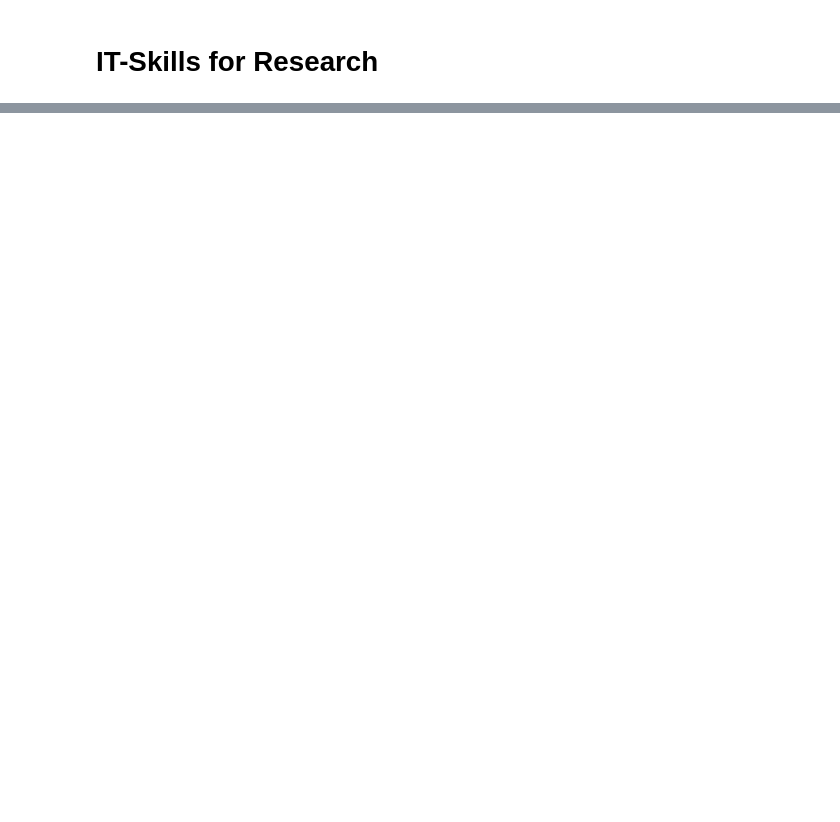
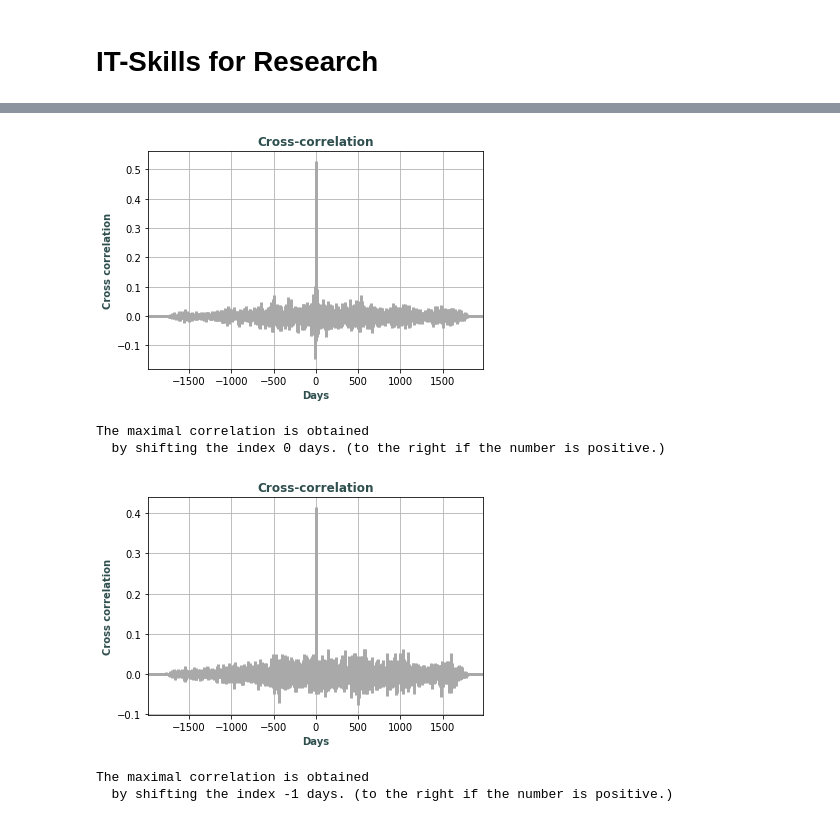
Before and after one commit to jvf3/homework, a Jupyter notebook: notebooks/final.ipynb, the cells around one changed output, grey strips where cells are left out. Saved outputs shown, nothing was run; the diff lists cells and outputs as text; code cells hidden in the pictures; blank space fills up the shorter version.

Commit message:
Add files via upload
Granger causality test examples

```diff
--- a/notebooks/final.ipynb
+++ b/notebooks/final.ipynb
@@ -132,0 +130,74 @@ mergedDailyRets
+# %%
+from statsmodels.tsa.stattools import grangercausalitytests
+from tabulate import tabulate
+from scipy import signal
+
+def get_grframe(grtest):
+    #Returns a dataframe with the p-value of the ssr_chi2test
+    grlist = []
+    for i in range(1,maxlag):
+        grlist.append(grtest[i][0]["ssr_chi2test"][1])
+    grframe = pd.DataFrame(grlist, np.arange(1,maxlag), columns=['p-value'])
+    grframe.index.name = "Number of lags"
+
+    return grframe
+
+maxlag= 30
+
+df_nasdaq_stoxx = pd.DataFrame([mergedDailyRets["NASDAQ"],mergedDailyRets["Stoxx 50"]]).iloc[:,-mergedDailyRets.shape[0]+1:].T
+df_nasdaq_nikkei = pd.DataFrame([mergedDailyRets["NASDAQ"],mergedDailyRets["Nikkei"]]).iloc[:,-mergedDailyRets.shape[0]+1:].T
+df_vix_nasdaq = pd.DataFrame([mergedDailyRets["VIX Index"],mergedDailyRets["NASDAQ"]]).iloc[:,-mergedDailyRets.shape[0]+1:].T
+
+gtest_nasdaq_stoxx = grangercausalitytests(df_nasdaq_stoxx, maxlag, verbose=False)
+gtest_nasdaq_nikkei = grangercausalitytests(df_nasdaq_nikkei, maxlag, verbose=False)
+gtest_vix_nasdaq = grangercausalitytests(df_vix_nasdaq, maxlag, verbose=False)
+
+
+
+pvalues_gtest_nasdaq_stoxx = get_grframe(gtest_nasdaq_stoxx)
+pvalues_gtest_nasdaq_nikkei = get_grframe(gtest_nasdaq_nikkei)
+pvalues_gtest_vix_nasdaq = get_grframe(gtest_vix_nasdaq)
+
+mean_pvalue_table = pd.DataFrame([np.mean(pvalues_gtest_nasdaq_stoxx),np.mean(pvalues_gtest_nasdaq_nikkei), np.mean(pvalues_gtest_vix_nasdaq)])
+mean_pvalue_table.columns = ["Mean p-value"]
+mean_pvalue_table.index = ["nasdaq_stoxx", "nasdaq_nikkei", "vix_nasdaq"]
+
+
+print("Table of p-values from the Granger Causality Test:")
+print(tabulate(round(mean_pvalue_table,3), tablefmt='psql'))
+
+# the null hypothesis would be: X does not granger cause Y or the other way. Also, you accept or reject your null hypothesis depending on the level of significance.
+# if P value < Significance level, then Null hypothesis would be rejected.
+# if P value > Significance level, then Null hypothesis cannot be rejected.
+
+
+def crosscorr_plot(data, a, col1, col2, new=False):
+
+    fig, ax1 = plt.subplots(1, 1, sharex=True)
+    if new==True:
+        ax1.xcorr(data[col1], data[col2], usevlines=True, maxlags=len(data[col1])-1,normed=True, lw=3, color="darkgrey")
+        ax1.set_title("Cross-correlation",color="darkslategray",fontsize=12, fontweight="bold")
+        temp = signal.correlate(data[col1], data[col2])
+        shift = len(data[col1])-1
+
+    else:
+
+        ax1.xcorr(data[col1], data[col2], usevlines=True, maxlags=len(data[col1])-1,normed=True, lw=3, color="darkgrey")
+        ax1.set_title("Cross-correlation",color="darkslategray",fontsize=12, fontweight="bold")
+        temp = signal.correlate(data[col1], data[col2])
+        shift = len(data[col1])-1
+
+    ax1.grid(True)
+    temp2 = int(np.where(temp == max(temp))[0])
+    #or temp2 = np.argmax(temp)
+    ax1.set_xlabel('Days',color="darkslategray",fontsize=10, fontweight="demi")
+    ax1.set_ylabel('Cross correlation',color="darkslategray",fontsize=10, fontweight="demi")
+    plt.show()
+    print("The maximal correlation is obtained","\n"," by shifting the index",temp2-shift, "days. (to the right if the number is positive.)", "\n")
+    return (temp2-shift)
+
+
+lags_nasdaq_stoxx = crosscorr_plot(df_nasdaq_stoxx, 1, "NASDAQ", "Stoxx 50")
+lags_nasdaq_nikkei = crosscorr_plot(df_nasdaq_nikkei, 1, "NASDAQ", "Nikkei")
+lags_vix_nasdaq = crosscorr_plot(df_vix_nasdaq, 1, "VIX Index", "NASDAQ")
+# %% [output]
@@ -132,0 +210,6 @@ mergedDailyRets
+[figure, added]
+The maximal correlation is obtained
+  by shifting the index 0 days. (to the right if the number is positive.)
+[figure, added]
+The maximal correlation is obtained
+  by shifting the index -1 days. (to the right if the number is positive.)
```
Also changed, not shown: parts of 8 cells of this notebook.
